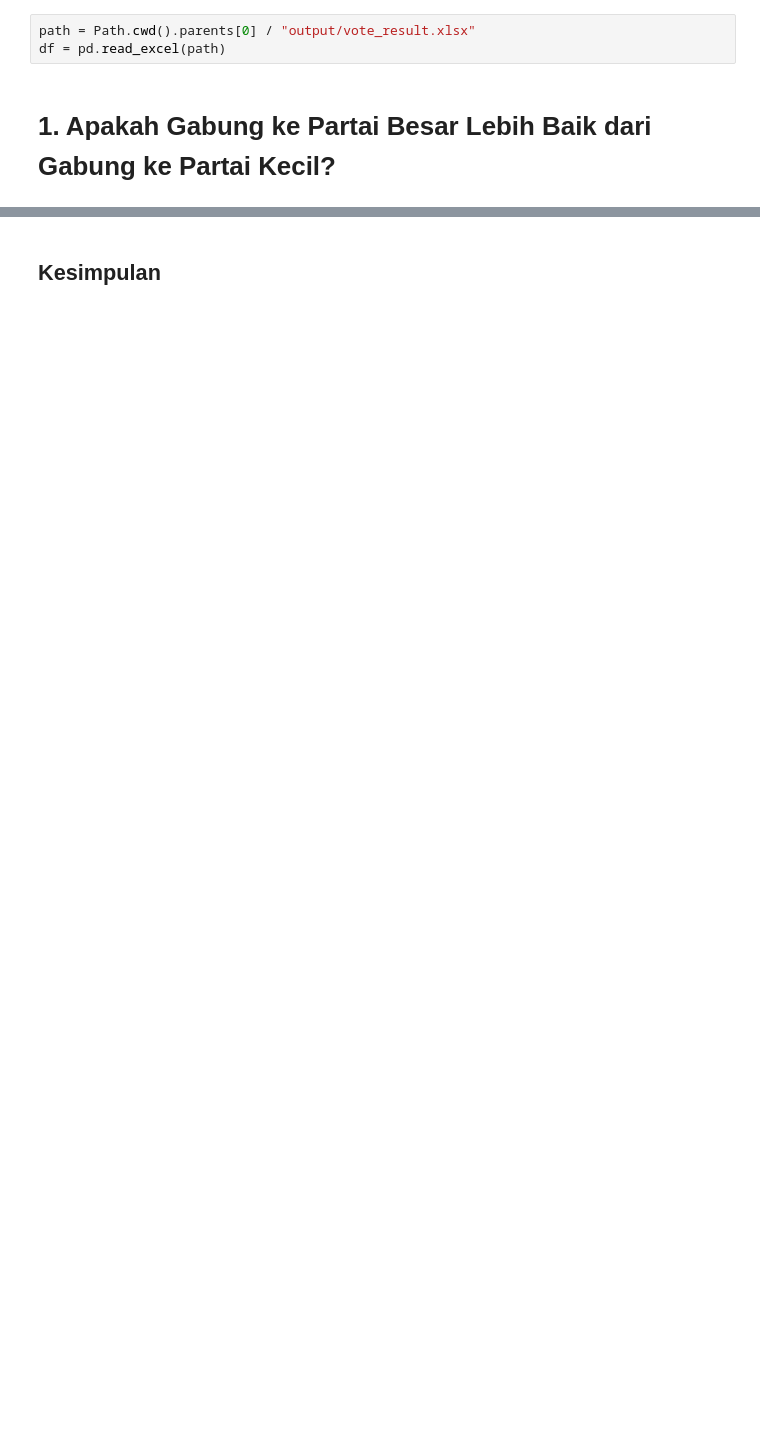
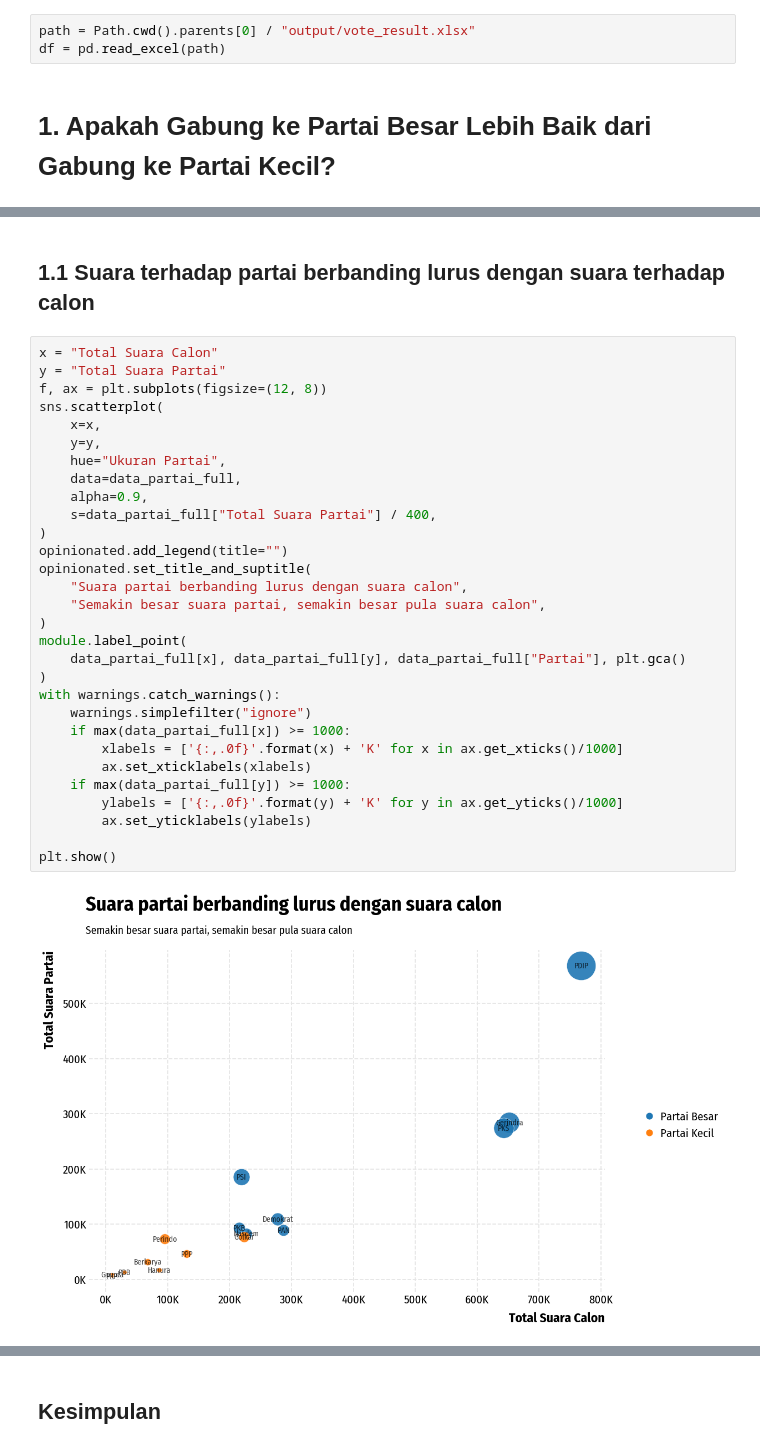
Before and after one commit to danjelito/pemilu-dki-2019, a Jupyter notebook: src/report.ipynb, the cells around one changed output, grey strips where cells are left out. Saved outputs shown, nothing was run; the diff lists cells and outputs as text; blank space fills up the shorter version.

```diff
--- a/src/report.ipynb
+++ b/src/report.ipynb
@@ -60,0 +127,34 @@ Selain itu, kita perlu mencari jumlah calon DPRD per partai dan jumlah DPRP terp
+# %% [markdown]
+## 1.1 Suara terhadap partai berbanding lurus dengan suara terhadap calon
+# %%
+x = "Total Suara Calon"
+y = "Total Suara Partai"
+f, ax = plt.subplots(figsize=(12, 8))
+sns.scatterplot(
+    x=x,
+    y=y,
+    hue="Ukuran Partai",
+    data=data_partai_full,
+    alpha=0.9,
+    s=data_partai_full["Total Suara Partai"] / 400,
+)
+opinionated.add_legend(title="")
+opinionated.set_title_and_suptitle(
+    "Suara partai berbanding lurus dengan suara calon",
+    "Semakin besar suara partai, semakin besar pula suara calon",
+)
+module.label_point(
+    data_partai_full[x], data_partai_full[y], data_partai_full["Partai"], plt.gca()
+)
+with warnings.catch_warnings():
+    warnings.simplefilter("ignore")
+    if max(data_partai_full[x]) >= 1000:
+        xlabels = ['{:,.0f}'.format(x) + 'K' for x in ax.get_xticks()/1000]
+        ax.set_xticklabels(xlabels)
+    if max(data_partai_full[y]) >= 1000:
+        ylabels = ['{:,.0f}'.format(y) + 'K' for y in ax.get_yticks()/1000]
+        ax.set_yticklabels(ylabels)
+
+plt.show()
+# %% [output]
+[figure, added]
```
Also changed, not shown: parts of 28 cells of this notebook, 1 other file.
